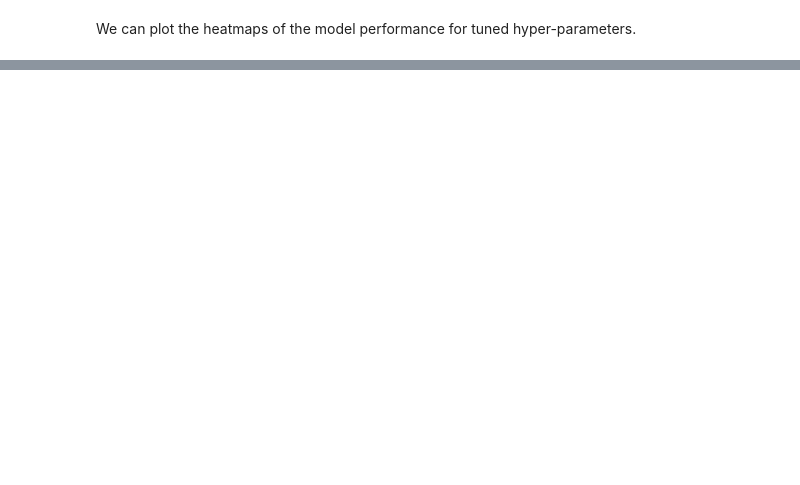
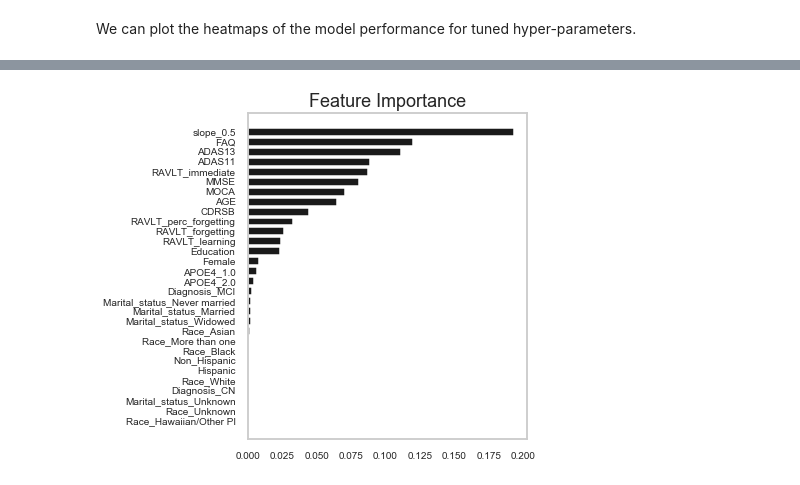
Before and after one commit to damela/CS209A_AD_Project, a Jupyter notebook: notebooks/Models_combined.ipynb, the cells around one changed output, grey strips where cells are left out. Drawn from its saved outputs; the diff is of its cells as text; code cells hidden in the pictures; blank space fills up the shorter version.

```diff
--- a/notebooks/Models_combined.ipynb
+++ b/notebooks/Models_combined.ipynb
@@ -725,0 +712,23 @@ plt.suptitle('Tuned Model Heatmaps',fontsize=20);
+# %%
+'''FEATURE IMPORTANCES'''
+
+#Run model based on best hyper-parameters
+y_best = 0.5
+s_best = 0
+best_model,_,_,_,_,_,_,=\
+run_model(Xs[s_best][y_best],ys[s_best][y_best],\
+          assessments[s_best][y_best],max_depth=best_params[s_best][y_best][0],\
+         weight=best_params[s_best][y_best][1],\
+         kernel_opt=True,n_estimators=best_params[s_best][y_best][3])
+
+#Plot feature importance on hbar
+f_imp = best_model.feature_importances_
+f_name = Xs[s_best][y_best].columns.values
+f_imp,f_name = zip(*sorted(zip(f_imp,f_name)))
+plt.figure(figsize=(5,6))
+plt.barh(f_name,f_imp,color='k')
+plt.grid(False)
+plt.tick_params(labelsize=10)
+plt.title('Feature Importance');
+# %% [output]
+[figure, added]
```
Also changed, not shown: parts of 5 cells of this notebook.
